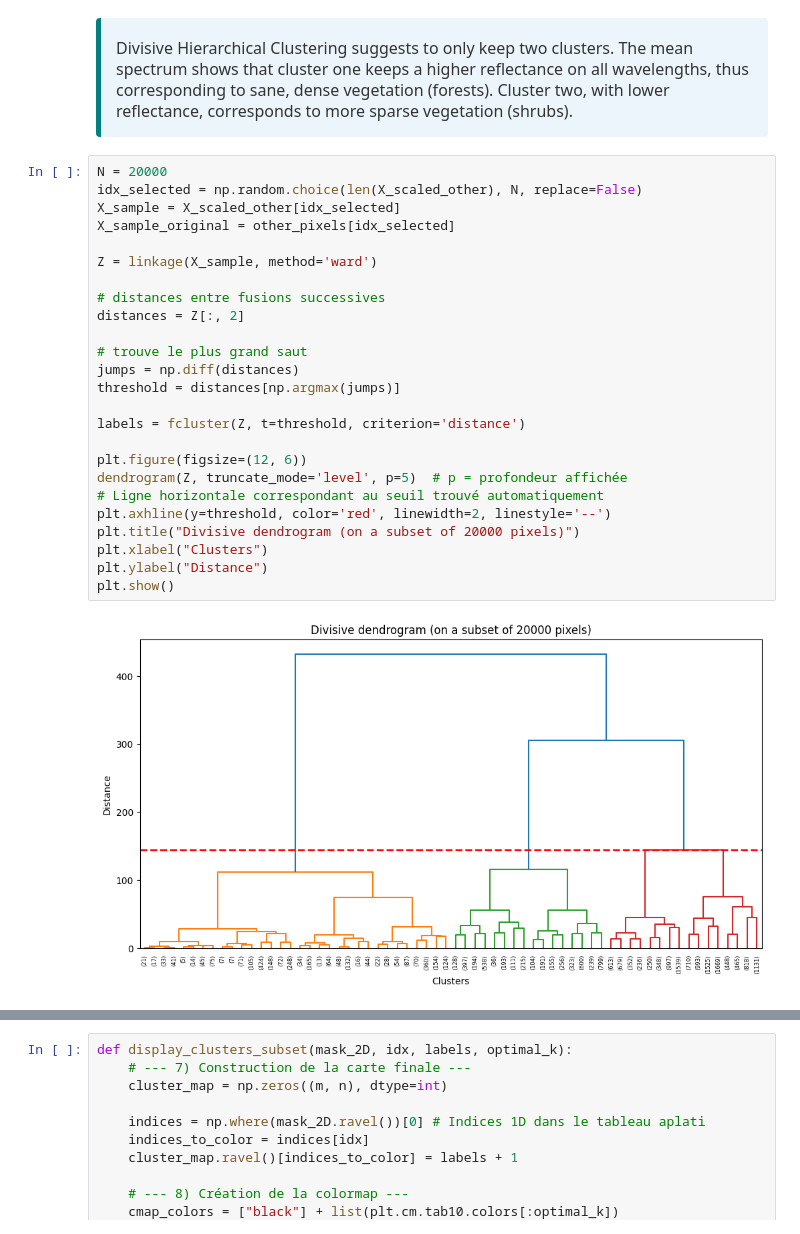
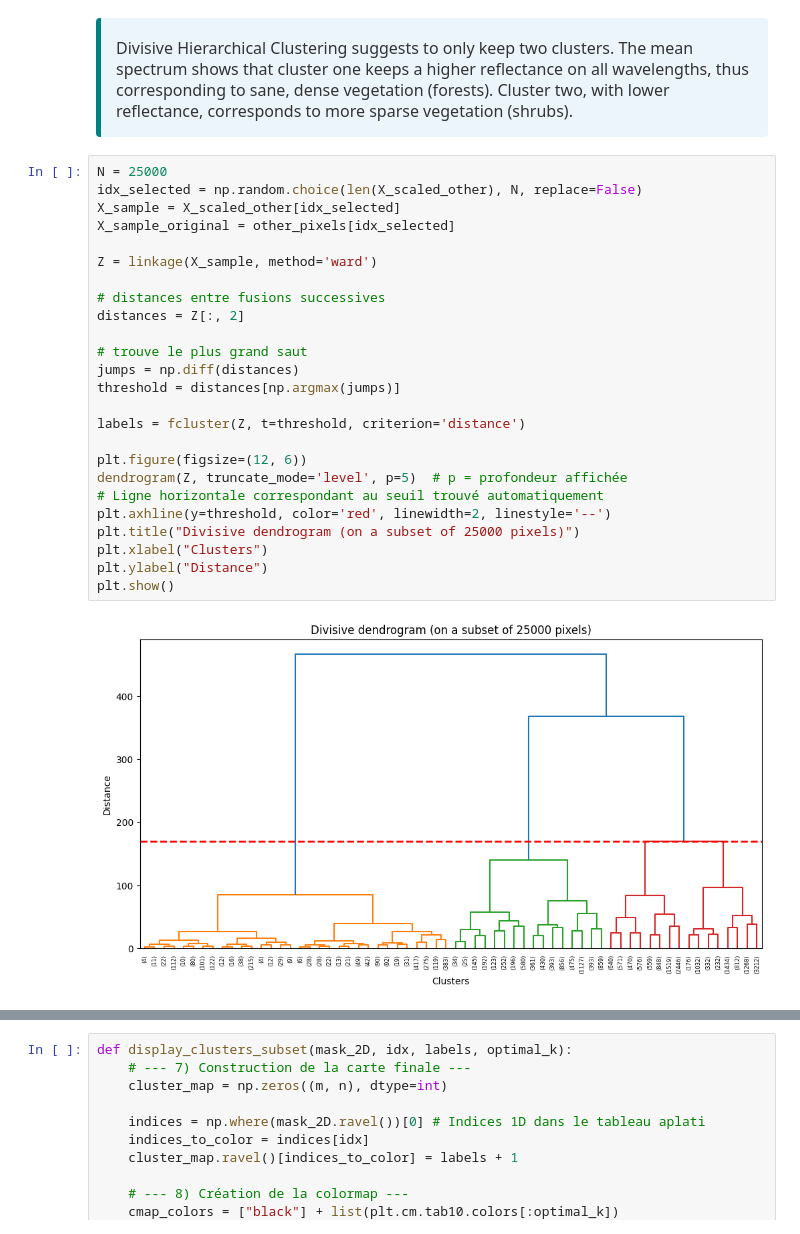
Before and after one commit to ArmanHosseini1/PIR-Rio-Tinto, a Jupyter notebook: SENTINEL-2/Notebook.ipynb, the cells around one changed output, grey strips where cells are left out. Drawn from its saved outputs; the diff is of its cells as text.

```diff
--- a/SENTINEL-2/Notebook.ipynb
+++ b/SENTINEL-2/Notebook.ipynb
@@ -1317,32 +1308,32 @@ plt.show()
     <p style="margin-top: 5px; margin-bottom: 0;">
 Divisive Hierarchical Clustering suggests to only keep two clusters. The mean spectrum shows that cluster one keeps a higher reflectance on all wavelengths, thus corresponding to sane, dense vegetation (forests). Cluster two, with lower reflectance, corresponds to more sparse vegetation (shrubs).
 # %%
-N = 20000
+N = 25000
 idx_selected = np.random.choice(len(X_scaled_other), N, replace=False)
 X_sample = X_scaled_other[idx_selected]
 X_sample_original = other_pixels[idx_selected]
 
 Z = linkage(X_sample, method='ward')
 
 # distances entre fusions successives
 distances = Z[:, 2]
 
 # trouve le plus grand saut
 jumps = np.diff(distances)
 threshold = distances[np.argmax(jumps)]
 
 labels = fcluster(Z, t=threshold, criterion='distance')
 
 plt.figure(figsize=(12, 6))
 dendrogram(Z, truncate_mode='level', p=5)  # p = profondeur affichée
 # Ligne horizontale correspondant au seuil trouvé automatiquement
 plt.axhline(y=threshold, color='red', linewidth=2, linestyle='--')
-plt.title("Divisive dendrogram (on a subset of 20000 pixels)")
+plt.title("Divisive dendrogram (on a subset of 25000 pixels)")
 plt.xlabel("Clusters")
 plt.ylabel("Distance")
 plt.show()
 # %% [output]
-[figure, old version]
+[figure, new version]
 # %%
 # img : (H, W, B)
 # labels : (H, W) avec 0 ou 1
```
Also changed, not shown: parts of 25 cells of this notebook, 4 other files.
